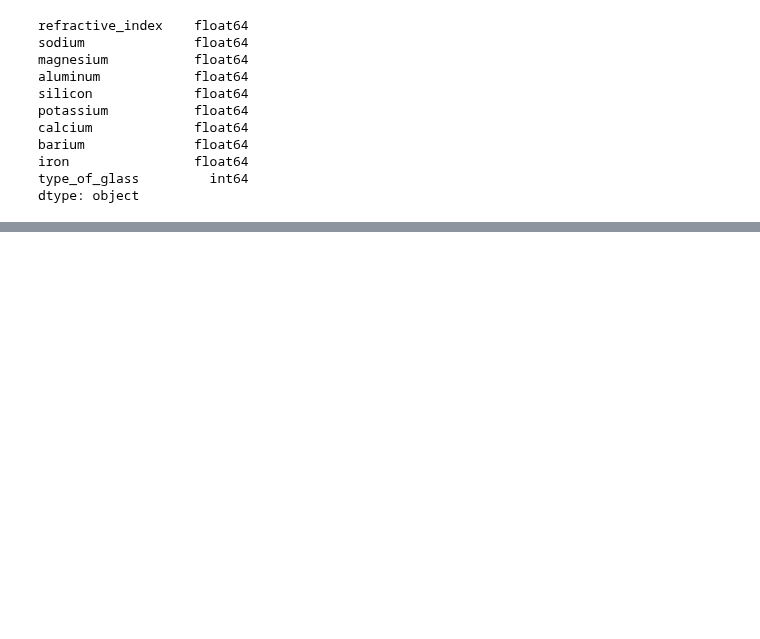
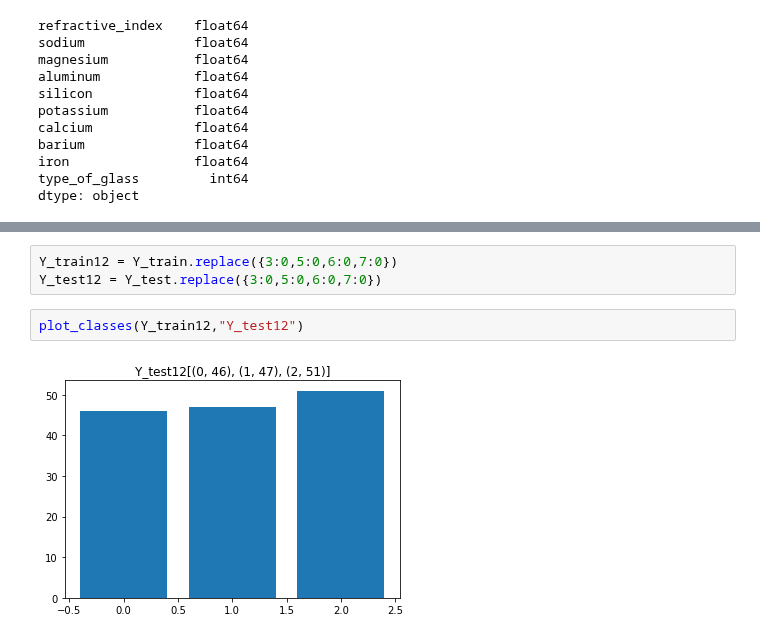
Before and after one commit to felipehigon/Batman, a Jupyter notebook: HungerGamesFelipe_4.ipynb, the cells around one changed output, grey strips where cells are left out. Drawn from its saved outputs; the diff is of its cells as text; blank space fills up the shorter version.

```diff
--- a/HungerGamesFelipe_4.ipynb
+++ b/HungerGamesFelipe_4.ipynb
@@ -292,0 +491,7 @@ dtype: object
+# %%
+Y_train12 = Y_train.replace({3:0,5:0,6:0,7:0})
+Y_test12 = Y_test.replace({3:0,5:0,6:0,7:0})
+# %%
+plot_classes(Y_train12,"Y_test12")
+# %% [output]
+[figure, added]
```
Also changed, not shown: parts of 17 cells of this notebook.
